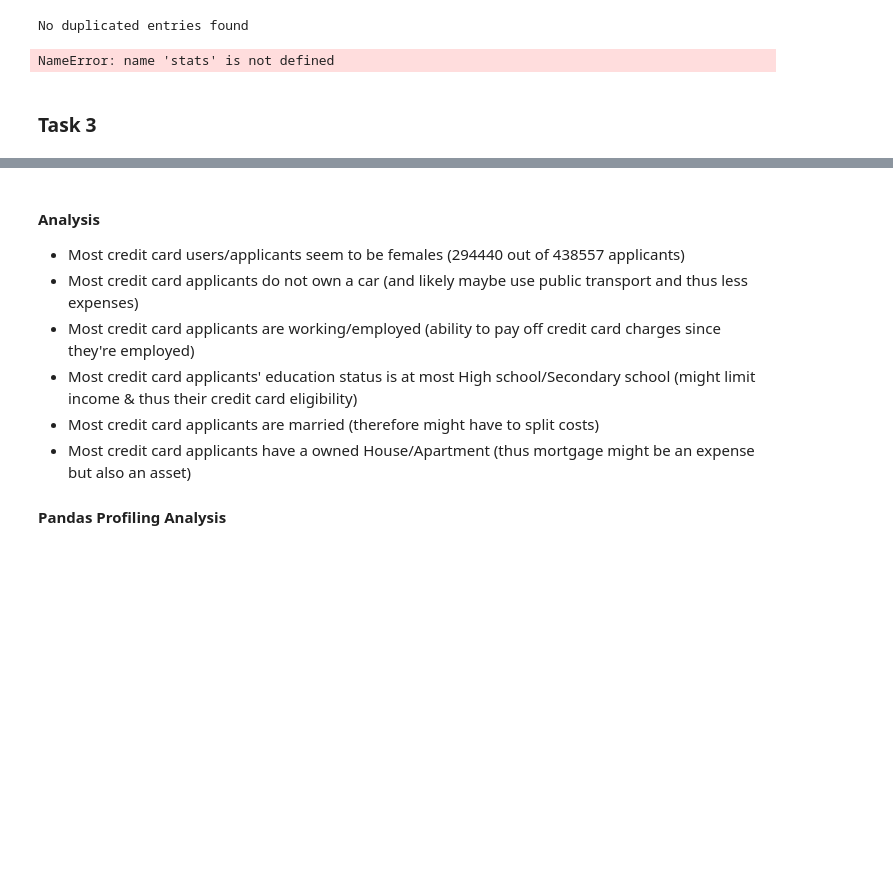
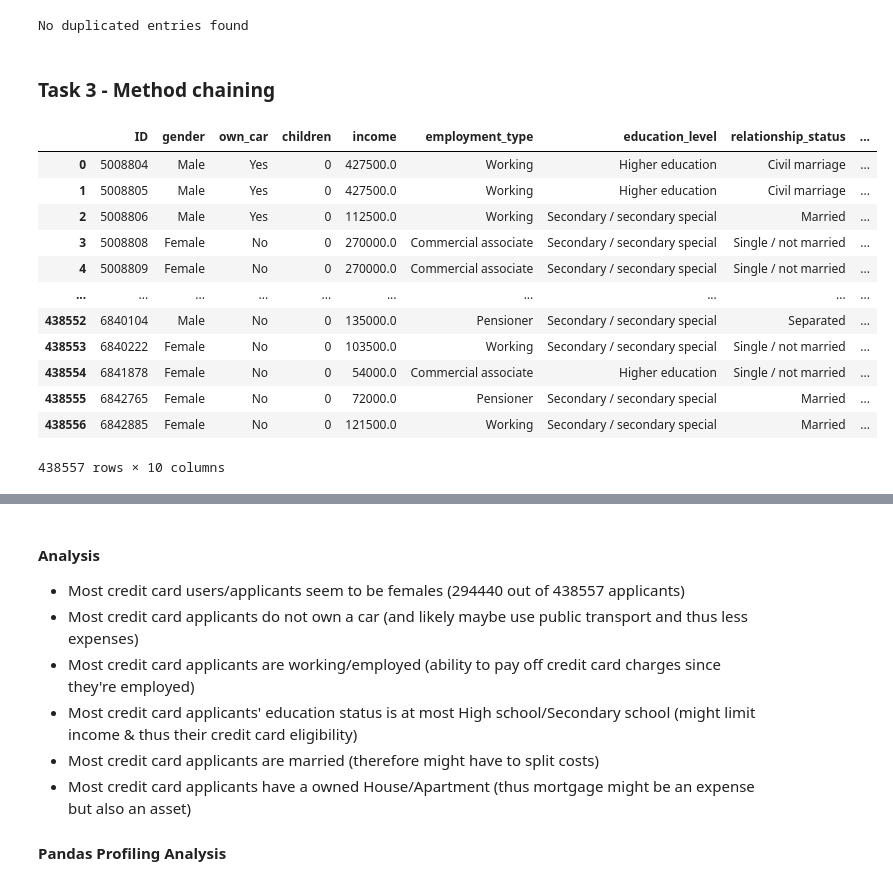
Before and after one commit to alexisd1212/DATA301Project, a Jupyter notebook: notebooks/analysis1.ipynb, the cells around one changed output, grey strips where cells are left out. Cells and saved outputs as stored; diff of their text form; code cells hidden in the pictures; blank space fills up the shorter version.

```diff
--- a/notebooks/analysis1.ipynb
+++ b/notebooks/analysis1.ipynb
@@ -118,21 +115,5 @@ from scipy import stats
-# %%
-# Check for outliers
-
-z_scores = stats.zscore(df_cleaned)
-
-# calculate z-scores of `df`
-
-abs_z_scores = np.abs(z_scores)
-
-filtered_entries = (abs_z_scores < 3).all(axis=1)
-
-new_df = df_cleaned[filtered_entries]
-
-new_df
-# %% [output]
-NameError: name 'stats' is not defined
 # %% [markdown]
-### **Task 3**
+### **Task 3 - Method chaining**
 # %%
 def load_and_process(url_or_path_to_csv_file):
 
@@ -158,4 +143,20 @@ def load_and_process(url_or_path_to_csv_file):
     # Make sure to return the latest dataframe
 
     return df2
+# %%
+load_and_process("../data/raw/")
+# %% [output]
+|  | ID | gender | own_car | children | income | employment_type | education_level | relationship_status | ... |
+| 0 | 5008804 | Male | Yes | 0 | 427500.0 | Working | Higher education | Civil marriage | ... |
+| 1 | 5008805 | Male | Yes | 0 | 427500.0 | Working | Higher education | Civil marriage | ... |
+| 2 | 5008806 | Male | Yes | 0 | 112500.0 | Working | Secondary / secondary special | Married | ... |
+| 3 | 5008808 | Female | No | 0 | 270000.0 | Commercial associate | Secondary / secondary special | Single / not married | ... |
+| 4 | 5008809 | Female | No | 0 | 270000.0 | Commercial associate | Secondary / secondary special | Single / not married | ... |
+| ... | ... | ... | ... | ... | ... | ... | ... | ... | ... |
+| 438552 | 6840104 | Male | No | 0 | 135000.0 | Pensioner | Secondary / secondary special | Separated | ... |
+| 438553 | 6840222 | Female | No | 0 | 103500.0 | Working | Secondary / secondary special | Single / not married | ... |
+| 438554 | 6841878 | Female | No | 0 | 54000.0 | Commercial associate | Higher education | Single / not married | ... |
+| 438555 | 6842765 | Female | No | 0 | 72000.0 | Pensioner | Secondary / secondary special | Married | ... |
+| 438556 | 6842885 | Female | No | 0 | 121500.0 | Working | Secondary / secondary special | Married | ... |
+438557 rows × 10 columns
 # %% [markdown]
```
Also changed, not shown: parts of 13 cells of this notebook.
